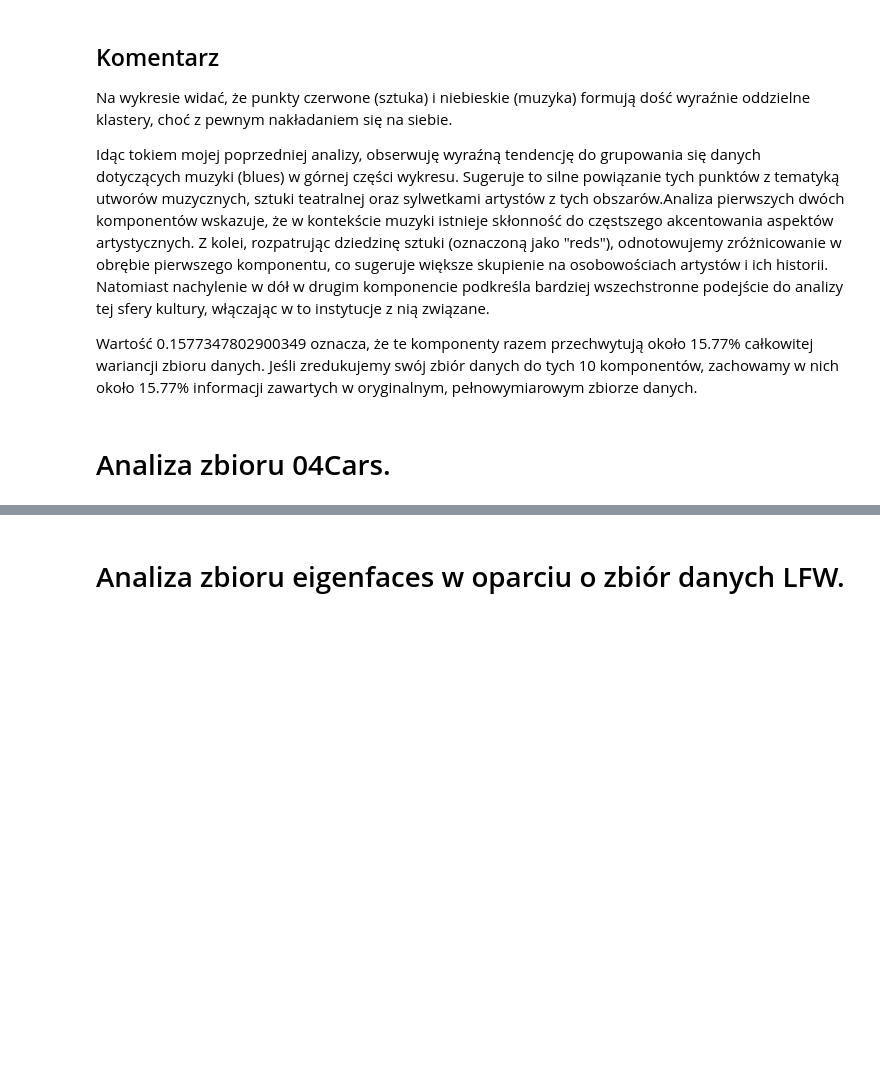
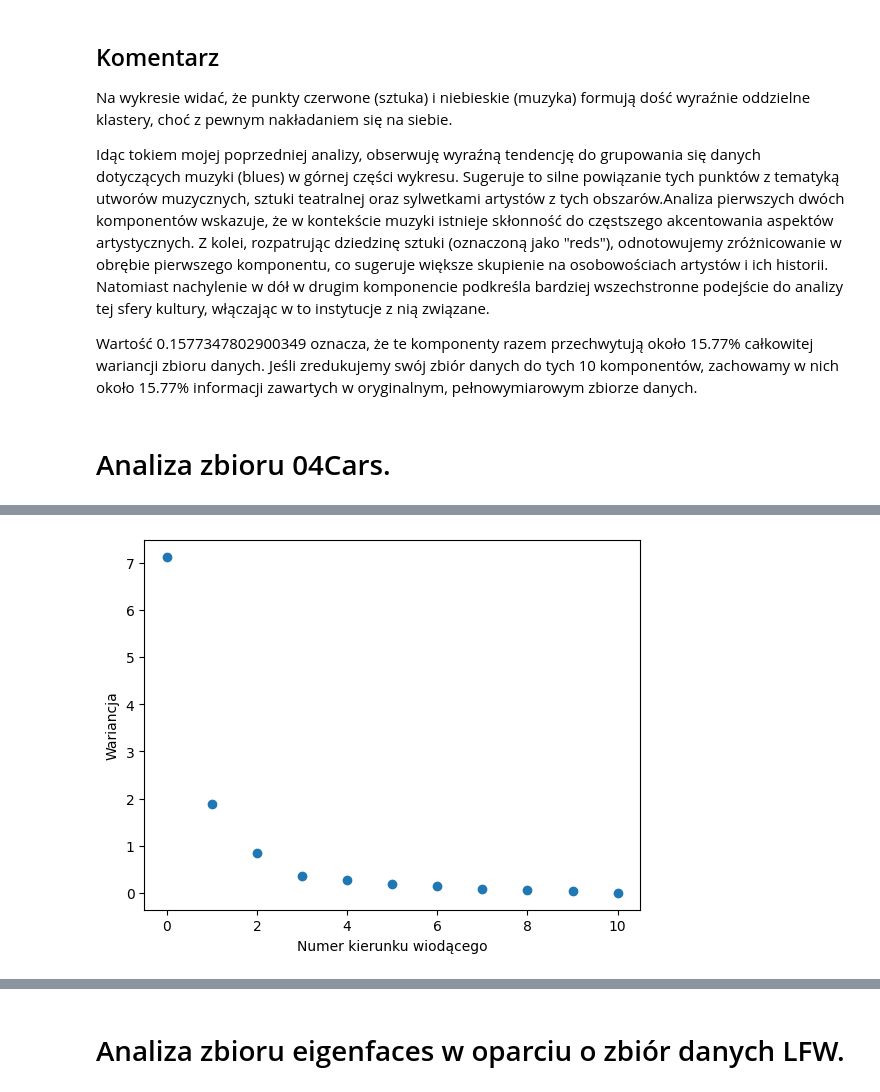
Before and after one commit to ksobczykR2DS/data-visualization-and-exploration, a Jupyter notebook: ed_lab1/ed_labs_report.ipynb, the cells around one changed output, grey strips where cells are left out. Saved outputs shown, nothing was run; the diff lists cells and outputs as text; code cells hidden in the pictures; blank space fills up the shorter version.

```diff
--- a/ed_lab1/ed_labs_report.ipynb
+++ b/ed_lab1/ed_labs_report.ipynb
@@ -193,0 +196,7 @@ Wartość 0.1577347802900349 oznacza, że te komponenty razem przechwytują oko
+# %%
+df = pd.read_csv("data/04cars-data.csv", header = 0)
+header = list(df.columns.values[9:])
+attributes = list(df.columns.values[-11:])
+data = df.iloc[:, -11:]
+array = data.values
+attributes
@@ -193,0 +229,13 @@ Wartość 0.1577347802900349 oznacza, że te komponenty razem przechwytują oko
+# %%
+scaler = StandardScaler()
+array_normalized = scaler.fit_transform(array)
+# %%
+pca = PCA()
+X_pca = pca.fit_transform(array_normalized)
+# %%
+plt.scatter(np.arange(11), pca.explained_variance_)
+plt.xlabel("Numer kierunku wiodącego")
+plt.ylabel("Wariancja")
+plt.show()
+# %% [output]
+[figure, added]
```
Also changed, not shown: parts of 9 cells of this notebook.
